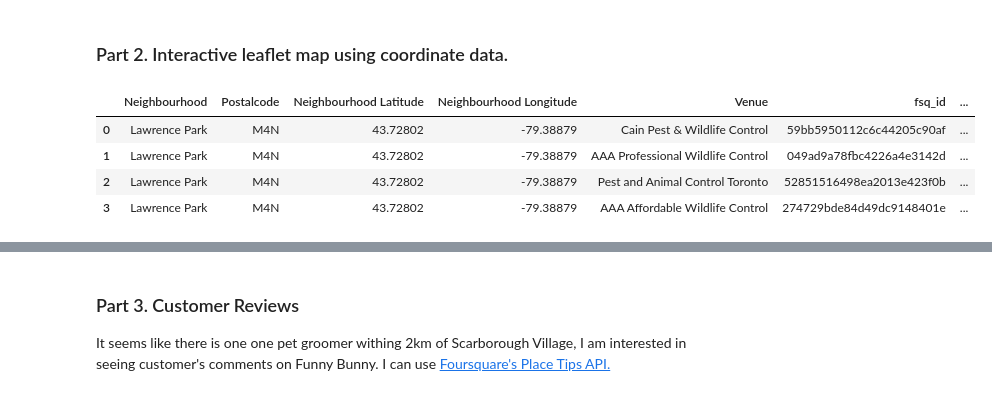
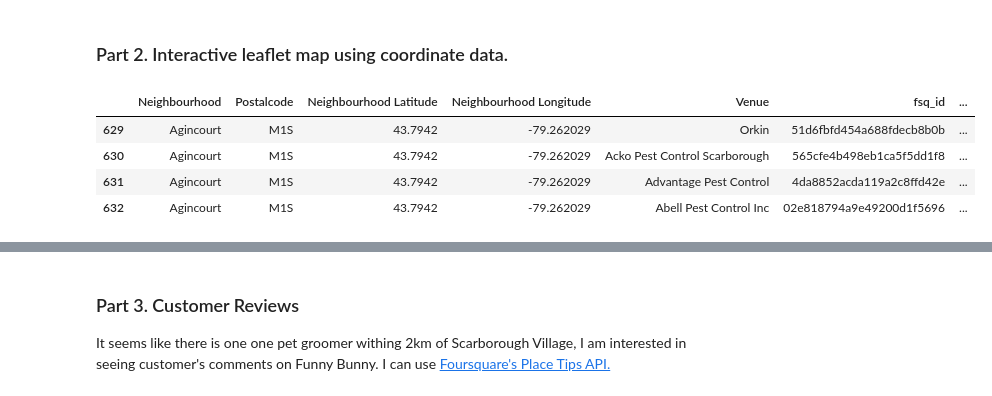
Before and after one commit to lazelee/Capstone-Project, a Jupyter notebook: ExploringCompetitorsPest.ipynb, the cells around one changed output, grey strips where cells are left out. Saved outputs shown, nothing was run; the diff lists cells and outputs as text; code cells hidden in the pictures.

```diff
--- a/ExploringCompetitorsPest.ipynb
+++ b/ExploringCompetitorsPest.ipynb
@@ -28,9 +28,6 @@ display(toronto_DF)
 | 102 | York | M9N | Weston | 43.706876 | -79.518188 |
 103 rows × 5 columns
 # %%
-import pandas as pd
-import requests
-
 # Set up your API key and other constants for Foursquare API
 API_KEY = 'fsq33xfBNISaHDapFiEhG4Ro8+1U4UZkzFo0RmJkXomhMAg='  # Replace with your actual Foursquare API key
 LIMIT = 20  # Maximum number of venues to return
@@ -113,8 +110,6 @@ def getNearbyVenues(names, postalcode, latitudes, longitudes, radius):
     return nearby_venues
 
 # Example usage: Replace with the path to your Toronto Neighborhood CSV file
-toronto_DF = pd.read_csv('Toronto_Neighborhoods.csv')
-
 # Ensure 'toronto_DF' has the columns 'Neighbourhood', 'Postalcode', 'Latitude', and 'Longitude'
 toronto_venues = getNearbyVenues(
     names=toronto_DF['Neighbourhood'],
@@ -171,19 +166,19 @@ Name: Venue, Length: 98, dtype: int64
 # %%
 import folium # map rendering library
 # %%
-# My example below shows pest control services in Lawrence Park
-target = 'Lawrence Park'
+# Pest control services in ___
+target = 'Agincourt'
 
 search_area = toronto_venues[toronto_venues['Neighbourhood'] == target]
 latitude = toronto_DF[toronto_DF['Neighbourhood'] == target]['Latitude']
 longitude = toronto_DF[toronto_DF['Neighbourhood'] == target]['Longitude']
 display(search_area)
 # %% [output]
 |  | Neighbourhood | Postalcode | Neighbourhood Latitude | Neighbourhood Longitude | Venue | fsq_id | ... |
-| 0 | Lawrence Park | M4N | 43.72802 | -79.38879 | Cain Pest & Wildlife Control | 59bb5950112c6c44205c90af | ... |
-| 1 | Lawrence Park | M4N | 43.72802 | -79.38879 | AAA Professional Wildlife Control | 049ad9a78fbc4226a4e3142d | ... |
-| 2 | Lawrence Park | M4N | 43.72802 | -79.38879 | Pest and Animal Control Toronto | 52851516498ea2013e423f0b | ... |
-| 3 | Lawrence Park | M4N | 43.72802 | -79.38879 | AAA Affordable Wildlife Control | 274729bde84d49dc9148401e | ... |
+| 629 | Agincourt | M1S | 43.7942 | -79.262029 | Orkin | 51d6fbfd454a688fdecb8b0b | ... |
+| 630 | Agincourt | M1S | 43.7942 | -79.262029 | Acko Pest Control Scarborough | 565cfe4b498eb1ca5f5dd1f8 | ... |
+| 631 | Agincourt | M1S | 43.7942 | -79.262029 | Advantage Pest Control | 4da8852acda119a2c8ffd42e | ... |
+| 632 | Agincourt | M1S | 43.7942 | -79.262029 | Abell Pest Control Inc | 02e818794a9e49200d1f5696 | ... |
 # %%
 map_toronto = folium.Map(location=[latitude, longitude], zoom_start=14)
 
```
Also changed, not shown: parts of 2 cells of this notebook.
